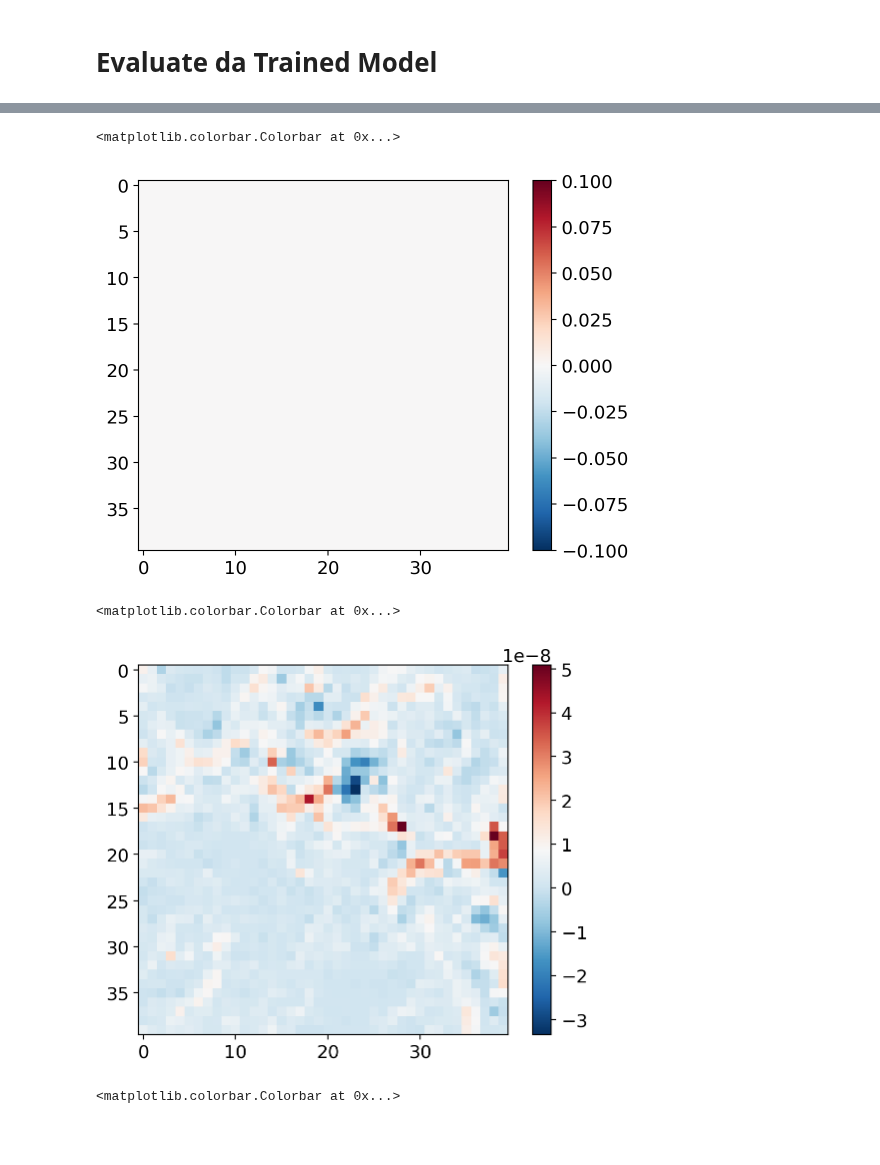
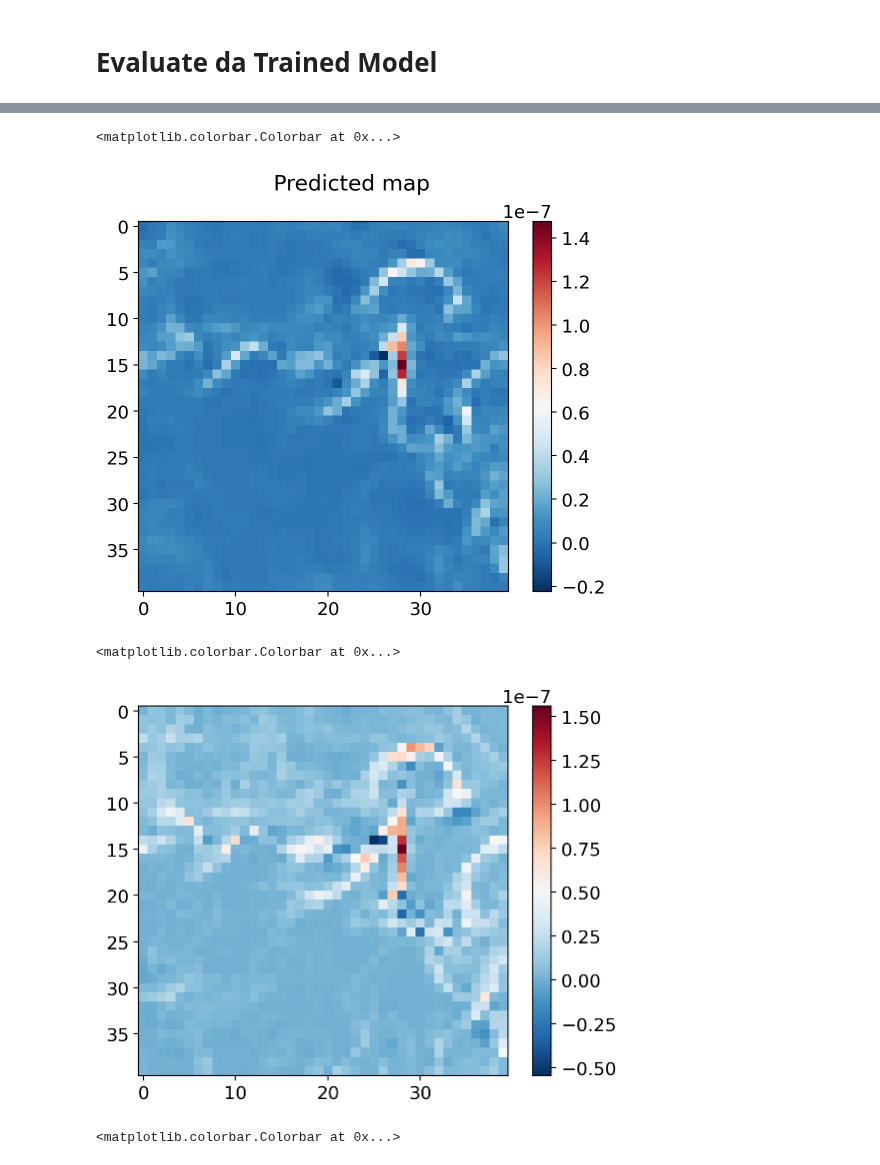
Before and after one commit to andrewfagerheim/ML_project, a Jupyter notebook: submeso_ml_model.ipynb, the cells around one changed output, grey strips where cells are left out. Cells and saved outputs as stored; diff of their text form; code cells hidden in the pictures; blank space fills up the shorter version.

Commit message:
model works hallelujah.

```diff
--- a/submeso_ml_model.ipynb
+++ b/submeso_ml_model.ipynb
@@ -370,5 +384,5 @@ y_test_mse_pre = y_test_mse_pre.reshape(y_test_mse_pre.shape[0], 40, 40)
 y_test_mse_pre = xr.Dataset(coords={'time': X_test_xr.time.values,
                                'lat': X_test_xr.lat.values,
                                'lon': X_test_xr.lon.values},
-                       data_vars=dict(WB_sg=(['time', 'lat', 'lon'], y_test_mse_pre)))
+                       data_vars=dict(WB_sg_normalized=(['time', 'lat', 'lon'], y_test_mse_pre)))
 # %% [output]
@@ -395,0 +390,8 @@ Coordinates:
+# %%
+# reload the actual test data, get mean and std
+y_test_normalized_xr = xr.open_dataarray(os.path.join(model_path,'y_test_normalized.nc'))
+y_test_xr = xr.open_dataarray(os.path.join(model_path,'y_test.nc'))
+mean = y_test_xr.mean()
+std = y_test_xr.std()
+# scale up the model
+y_test_mse_pre['WB_sg'] = y_test_mse_pre.WB_sg_normalized * std + mean
@@ -396,23 +439,23 @@ Coordinates:
 # %%
-y_test_mse_pre.WB_sg[0]
-
+ind=5
+predicted_map = y_test_mse_pre.WB_sg[ind]
 
 # looking at a still ordered, non-normalized WB_sg_xr
-plt.imshow(np.flip(y_test_mse_pre.WB_sg[38], axis=0),cmap='RdBu_r')
-
+plt.imshow(np.flip(predicted_map, axis=0),cmap='RdBu_r')
 
 # Randomized order, 80% of WB_sg_xr. aka y_train
 #plt.imshow(np.flip(y_train[0],axis=0),cmap='RdBu_r')
+plt.suptitle('Predicted map')
 plt.colorbar()
 # %% [output]
 <matplotlib.colorbar.Colorbar at 0x...>
-[figure, old version]
+[figure, new version]
 # %%
-plt.imshow(np.flip(y_test_np[0],axis=0),cmap='RdBu_r')
+plt.imshow(np.flip(y_test_xr[ind],axis=0),cmap='RdBu_r')
 plt.colorbar()
 # %% [output]
 <matplotlib.colorbar.Colorbar at 0x...>
-[figure, old version]
+[figure, new version]
 # %%
 # looking at a still ordered, non-normalized WB_sg_xr
 plt.imshow(np.flip(WB_sg_xr.data[1],axis=0),cmap='RdBu_r')
```
Also changed, not shown: parts of 14 cells of this notebook.
